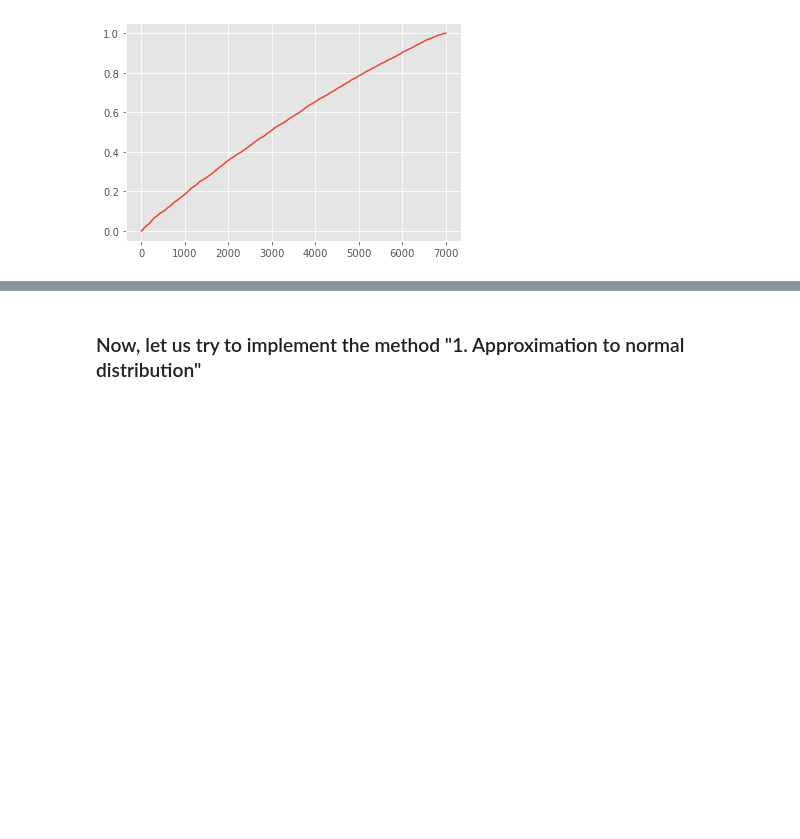
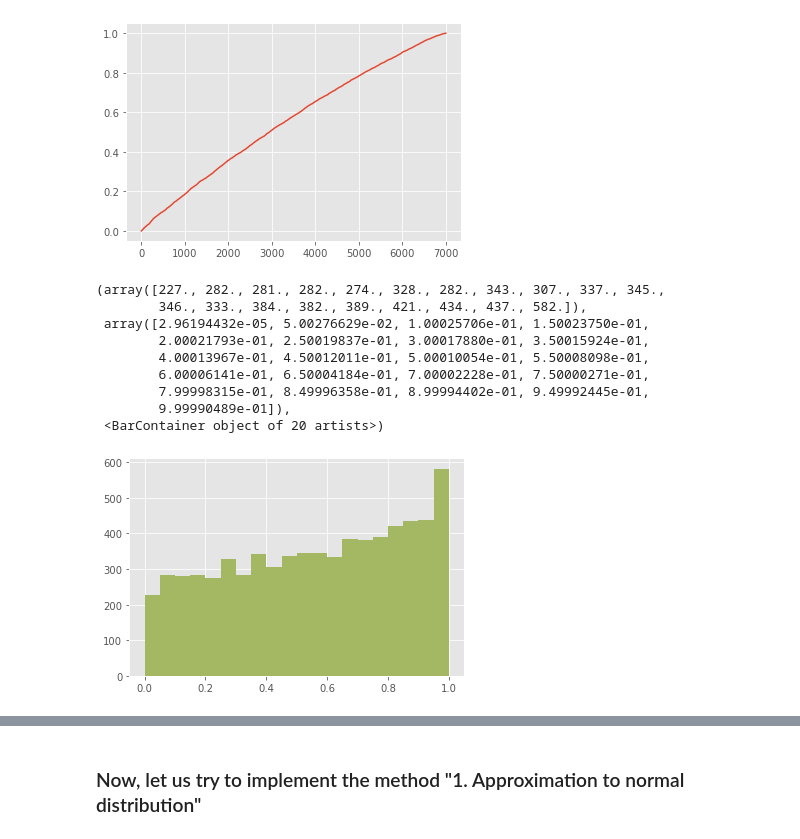
Before and after one commit to kiwymic/MLB-data-analysis, a Jupyter notebook: MLB career analysis.ipynb, the cells around one changed output, grey strips where cells are left out. Cells and saved outputs as stored; diff of their text form; code cells hidden in the pictures; blank space fills up the shorter version.

Commit message:
Scraping seasonal data, drew a few more graphs, starting to figure out the factors...

```diff
--- a/MLB career analysis.ipynb
+++ b/MLB career analysis.ipynb
@@ -84,3 +84,16 @@ stats.kstest(test, stats.uniform(loc=0.0).cdf) # 1.70e-44
 # %% [output]
 KstestResult(statistic=0.08506902691461204, pvalue=1.7046376806880028e-44)
 [figure]
+# %%
+plt.hist(test, bins = 20, color = "#a4b863")
+# %% [output]
+(array([227., 282., 281., 282., 274., 328., 282., 343., 307., 337., 345.,
+        346., 333., 384., 382., 389., 421., 434., 437., 582.]),
+ array([2.96194432e-05, 5.00276629e-02, 1.00025706e-01, 1.50023750e-01,
+        2.00021793e-01, 2.50019837e-01, 3.00017880e-01, 3.50015924e-01,
+        4.00013967e-01, 4.50012011e-01, 5.00010054e-01, 5.50008098e-01,
+        6.00006141e-01, 6.50004184e-01, 7.00002228e-01, 7.50000271e-01,
+        7.99998315e-01, 8.49996358e-01, 8.99994402e-01, 9.49992445e-01,
+        9.99990489e-01]),
+ <BarContainer object of 20 artists>)
+[figure, added]
```
Also changed, not shown: parts of 16 cells of this notebook, 2 other files.
